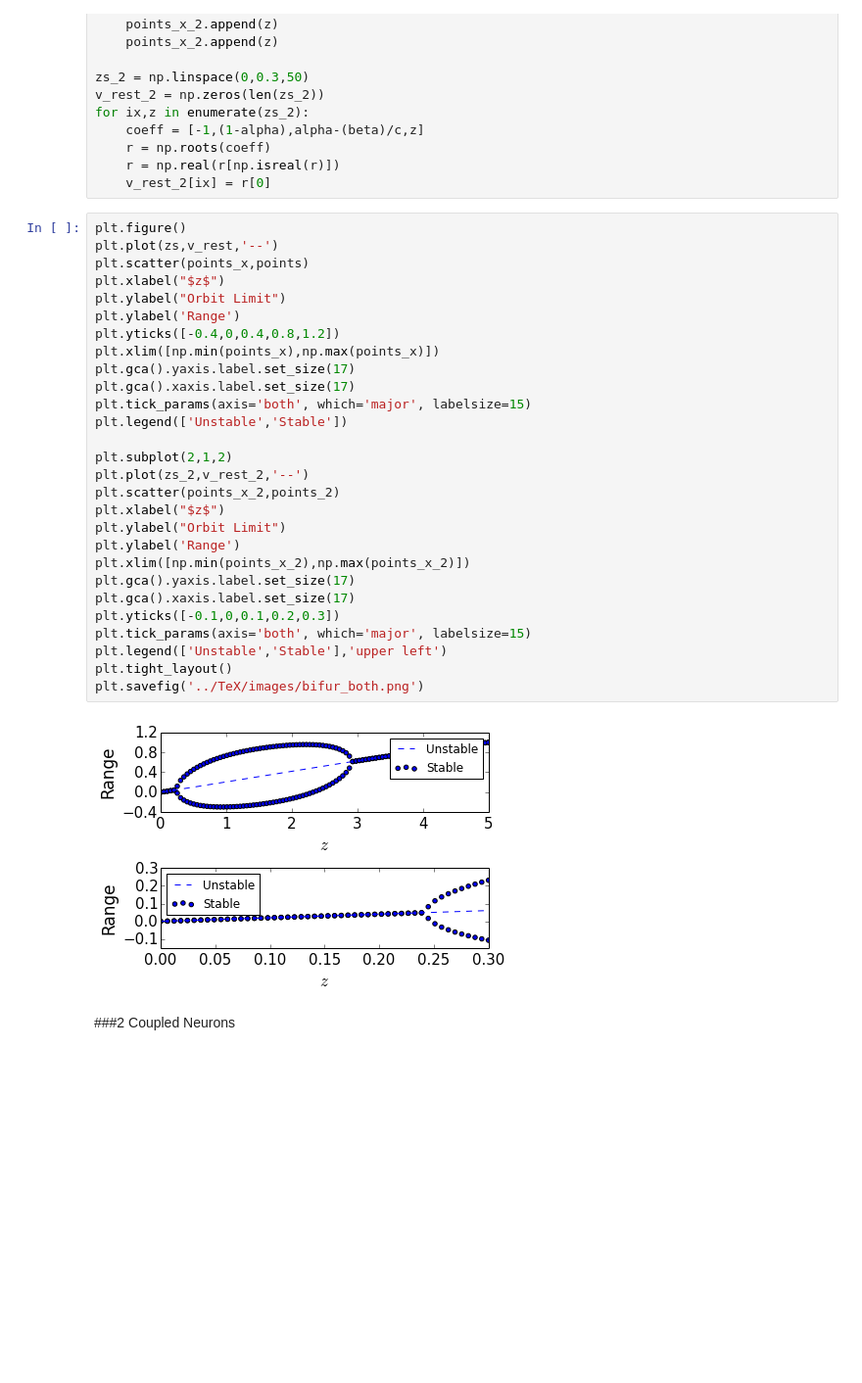
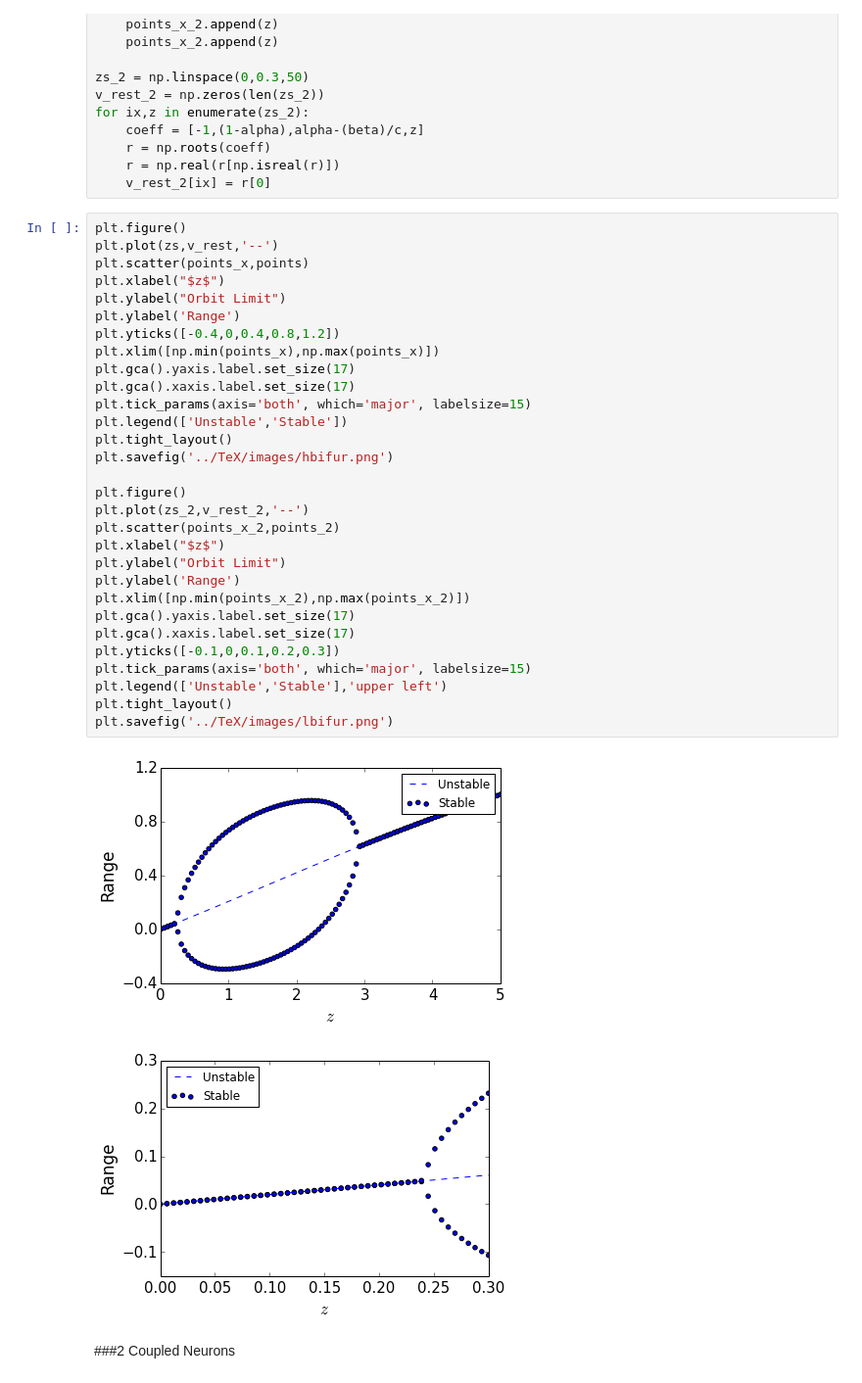
Before and after one commit to aaronshifman/modeling_final, a Jupyter notebook: ipynb/python model - isolated.ipynb, the cells around one changed output. Shown at 98% size. Cells and saved outputs as stored; diff of their text form; blank space fills up the shorter version.

Commit message:
split bifurcation

```diff
--- a/ipynb/python model - isolated.ipynb
+++ b/ipynb/python model - isolated.ipynb
@@ -291,33 +291,36 @@ for ix,z in enumerate(zs_2):
 # %%
 plt.figure()
 plt.plot(zs,v_rest,'--')
 plt.scatter(points_x,points)
 plt.xlabel("$z$")
 plt.ylabel("Orbit Limit")
 plt.ylabel('Range')
 plt.yticks([-0.4,0,0.4,0.8,1.2])
 plt.xlim([np.min(points_x),np.max(points_x)])
 plt.gca().yaxis.label.set_size(17)
 plt.gca().xaxis.label.set_size(17)
 plt.tick_params(axis='both', which='major', labelsize=15)
 plt.legend(['Unstable','Stable'])
+plt.tight_layout()
+plt.savefig('../TeX/images/hbifur.png')
 
-plt.subplot(2,1,2)
+plt.figure()
 plt.plot(zs_2,v_rest_2,'--')
 plt.scatter(points_x_2,points_2)
 plt.xlabel("$z$")
 plt.ylabel("Orbit Limit")
 plt.ylabel('Range')
 plt.xlim([np.min(points_x_2),np.max(points_x_2)])
 plt.gca().yaxis.label.set_size(17)
 plt.gca().xaxis.label.set_size(17)
 plt.yticks([-0.1,0,0.1,0.2,0.3])
 plt.tick_params(axis='both', which='major', labelsize=15)
 plt.legend(['Unstable','Stable'],'upper left')
 plt.tight_layout()
-plt.savefig('../TeX/images/bifur_both.png')
+plt.savefig('../TeX/images/lbifur.png')
 # %% [output]
-[figure, old version]
+[figure, new version]
+[figure, added]
 # %% [markdown]
 ###2 Coupled Neurons
 # %%
```
Also changed, not shown: 1 other file.
